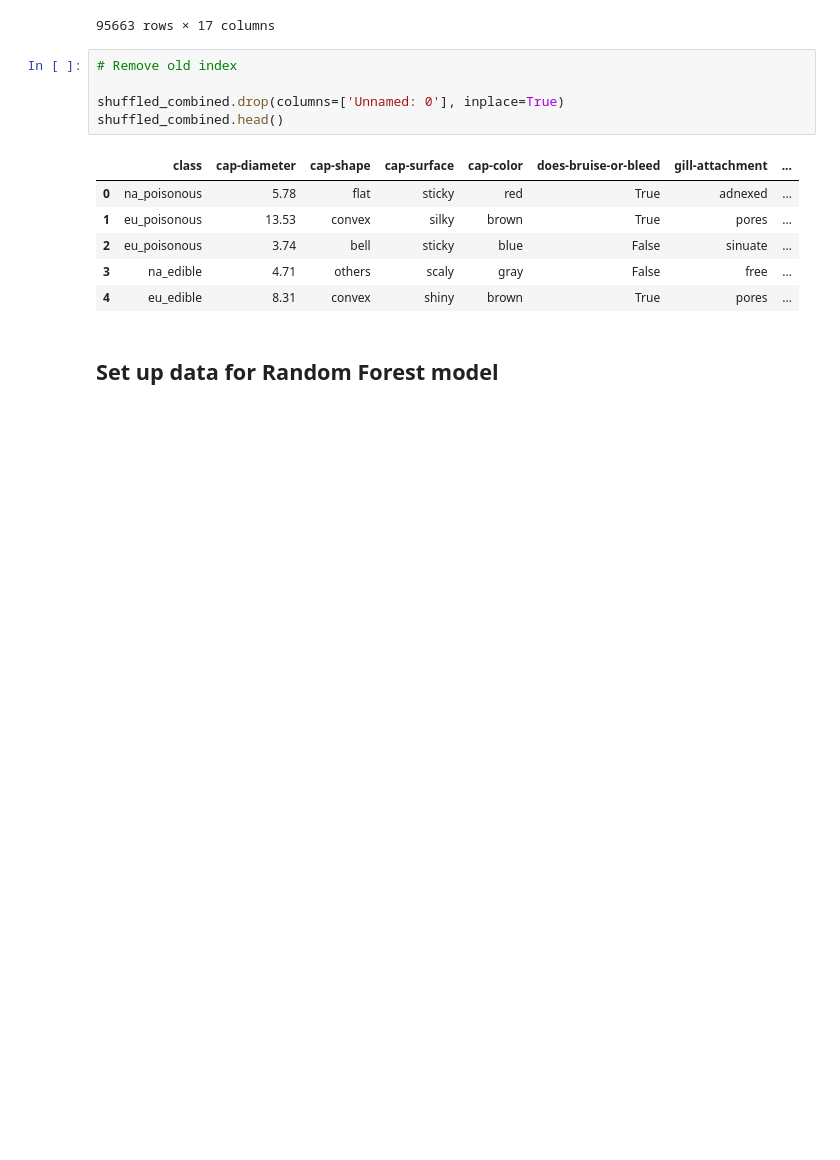
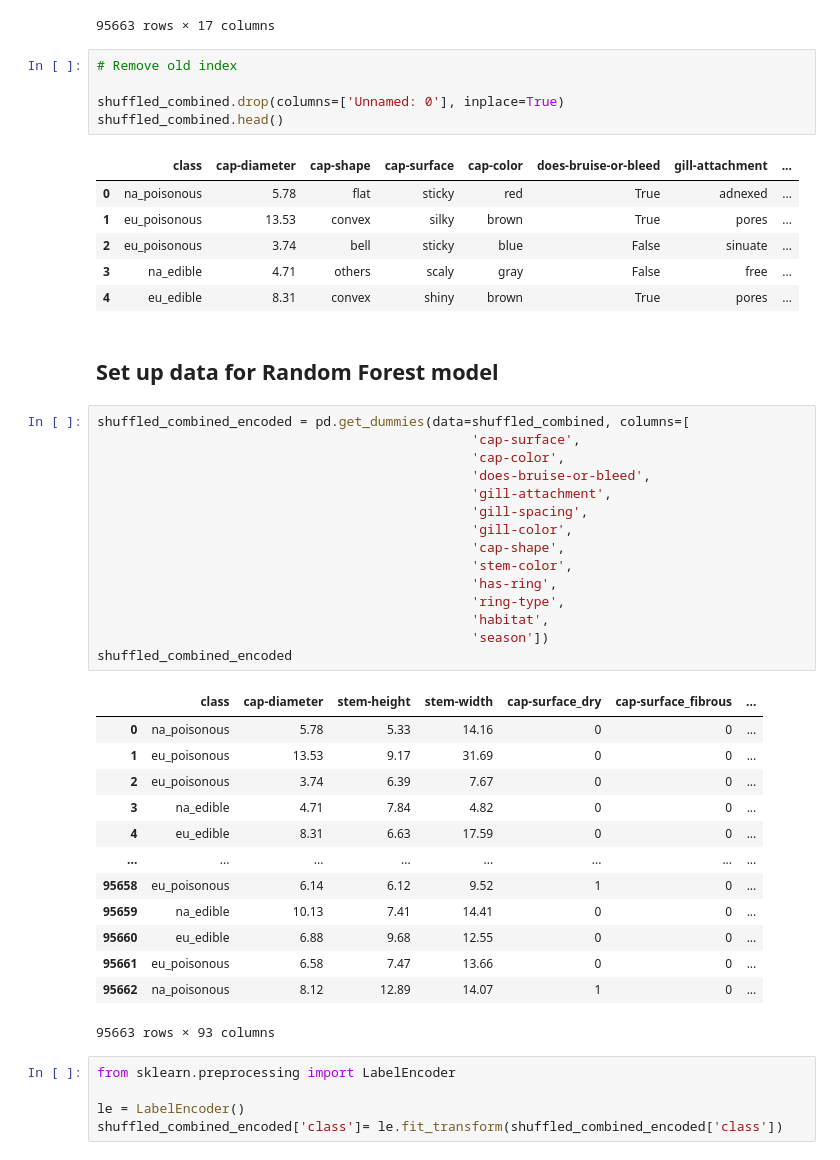
Before and after one commit to lauragabrielson/Mushroom_Classifier, a Jupyter notebook: NA data generation/four_output_machine_learning.ipynb, the cells around one changed output. Cells and saved outputs as stored; diff of their text form; blank space fills up the shorter version.

```diff
--- a/NA data generation/four_output_machine_learning.ipynb
+++ b/NA data generation/four_output_machine_learning.ipynb
@@ -173,3 +173,37 @@ shuffled_combined.head()
 | 4 | eu_edible | 8.31 | convex | shiny | brown | True | pores | ... |
 # %% [markdown]
 ## Set up data for Random Forest model
+# %%
+shuffled_combined_encoded = pd.get_dummies(data=shuffled_combined, columns=[
+                                                'cap-surface',
+                                                'cap-color',
+                                                'does-bruise-or-bleed',
+                                                'gill-attachment',
+                                                'gill-spacing',
+                                                'gill-color',
+                                                'cap-shape',
+                                                'stem-color',
+                                                'has-ring',
+                                                'ring-type',
+                                                'habitat',
+                                                'season'])
+shuffled_combined_encoded
+# %% [output]
+|  | class | cap-diameter | stem-height | stem-width | cap-surface_dry | cap-surface_fibrous | ... |
+| 0 | na_poisonous | 5.78 | 5.33 | 14.16 | 0 | 0 | ... |
+| 1 | eu_poisonous | 13.53 | 9.17 | 31.69 | 0 | 0 | ... |
+| 2 | eu_poisonous | 3.74 | 6.39 | 7.67 | 0 | 0 | ... |
+| 3 | na_edible | 4.71 | 7.84 | 4.82 | 0 | 0 | ... |
+| 4 | eu_edible | 8.31 | 6.63 | 17.59 | 0 | 0 | ... |
+| ... | ... | ... | ... | ... | ... | ... | ... |
+| 95658 | eu_poisonous | 6.14 | 6.12 | 9.52 | 1 | 0 | ... |
+| 95659 | na_edible | 10.13 | 7.41 | 14.41 | 0 | 0 | ... |
+| 95660 | eu_edible | 6.88 | 9.68 | 12.55 | 0 | 0 | ... |
+| 95661 | eu_poisonous | 6.58 | 7.47 | 13.66 | 0 | 0 | ... |
+| 95662 | na_poisonous | 8.12 | 12.89 | 14.07 | 1 | 0 | ... |
+95663 rows × 93 columns
+# %%
+from sklearn.preprocessing import LabelEncoder
+
+le = LabelEncoder()
+shuffled_combined_encoded['class']= le.fit_transform(shuffled_combined_encoded['class'])
```
Also changed, not shown: parts of 8 cells of this notebook.
